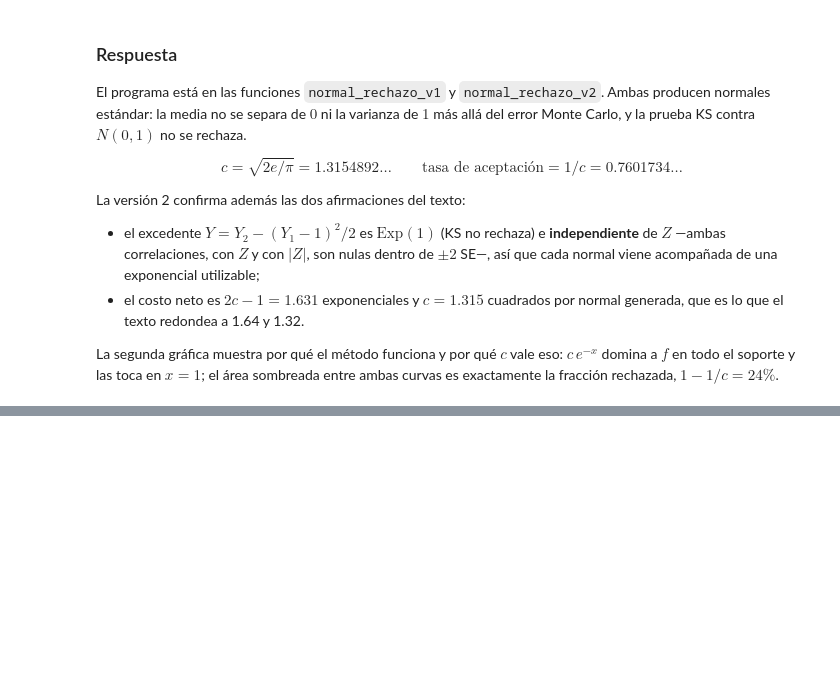
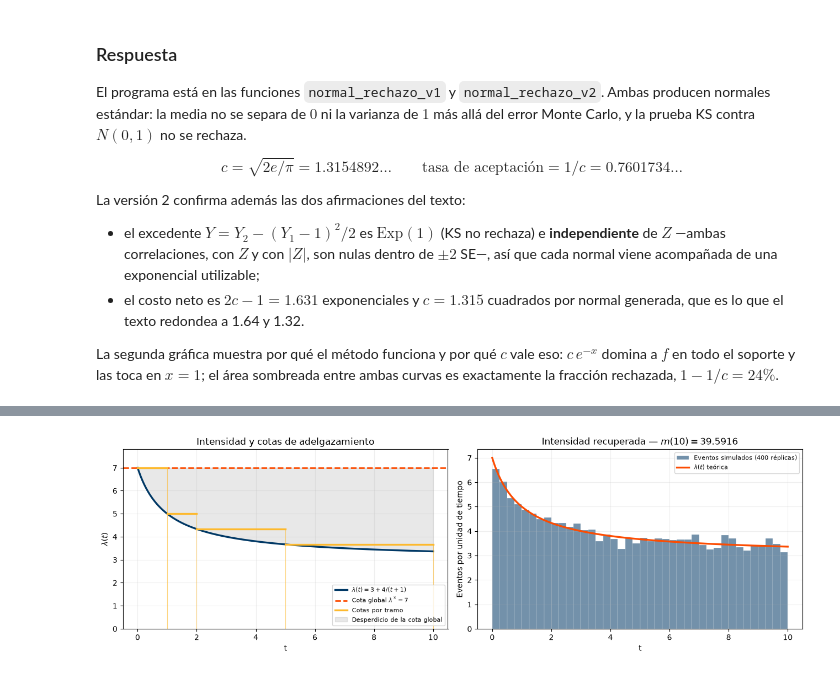
Before and after one commit to fabianpradod/mod-practica2, a Jupyter notebook: Practica_2_Generacion_de_Variables_Aleatorias_Continuas.ipynb, the cells around one changed output, grey strips where cells are left out. Drawn from its saved outputs; the diff is of its cells as text; code cells hidden in the pictures; blank space fills up the shorter version.

```diff
--- a/Practica_2_Generacion_de_Variables_Aleatorias_Continuas.ipynb
+++ b/Practica_2_Generacion_de_Variables_Aleatorias_Continuas.ipynb
@@ -597,0 +856,20 @@ La segunda gráfica muestra por qué el método funciona y por qué $c$ vale eso
+# %%
+# La prueba de fondo: los eventos deben reproducir lambda(t), no sólo su total.
+eventos_todos = np.concatenate([e for e in resultados7["(a) Cota global 7"][2]])
+R_muestra = len(resultados7["(a) Cota global 7"][2])
+bordes = np.linspace(0, T7, 21)
+conteo = np.histogram(eventos_todos, bins=bordes)[0]
+esperado = np.array([integrate.quad(lam7, a, b)[0] for a, b in zip(bordes[:-1], bordes[1:])]) * R_muestra
+se_conteo = np.sqrt(esperado)
+
+int7 = pd.DataFrame({
+    "Intervalo": [f"[{a:.1f}, {b:.1f})" for a, b in zip(bordes[:-1], bordes[1:])],
+    "Eventos observados": conteo,
+    "Esperados": esperado,
+    "SE": se_conteo,
+    "Desviación (SE)": (conteo - esperado) / se_conteo,
+})
+display(tabla(int7.head(10), 4))
+chi7 = stats.chisquare(conteo, esperado * conteo.sum() / esperado.sum())
+print(f"Chi-cuadrado de la intensidad por tramos: X2 = {chi7.statistic:.2f}, p = {chi7.pvalue:.4f}")
+print(f"Máxima desviación estandarizada: {np.abs(int7['Desviación (SE)']).max():.2f} SE")
@@ -597,0 +890,36 @@ La segunda gráfica muestra por qué el método funciona y por qué $c$ vale eso
+# %%
+fig, axes = plt.subplots(1, 2, figsize=(13, 4.2))
+
+# Intensidad, cota global y cotas por tramo.
+ax = axes[0]
+ts = np.linspace(0, T7, 500)
+ax.plot(ts, lam7(ts), color=NAVY, linewidth=2.4, label=r"$\lambda(t)=3+4/(t+1)$")
+ax.axhline(LAM_SUP7, color=ORANGE, linestyle="--", linewidth=2,
+           label=f"Cota global $\\lambda^*={LAM_SUP7:.0f}$")
+for a, b, cota in zip(CORTES7[:-1], CORTES7[1:], COTAS7):
+    ax.plot([a, b], [cota, cota], color=YELLOW, linewidth=2.4)
+    ax.plot([b, b], [0, cota], color=YELLOW, linewidth=.8, alpha=.6)
+ax.plot([], [], color=YELLOW, linewidth=2.4, label="Cotas por tramo")
+ax.fill_between(ts, lam7(ts), LAM_SUP7, color=GREY, alpha=.15, label="Desperdicio de la cota global")
+ax.set_ylim(0, 7.8)
+ax.set_xlabel("t")
+ax.set_ylabel(r"$\lambda(t)$")
+ax.set_title("Intensidad y cotas de adelgazamiento")
+ax.legend(fontsize=8)
+ax.grid(alpha=.2)
+
+# Densidad empírica de los eventos contra lambda(t).
+ax = axes[1]
+ax.hist(eventos_todos, bins=40, weights=np.full(eventos_todos.size, 40 / (T7 * R_muestra)),
+        color=NAVY, alpha=.55, edgecolor="white", linewidth=.3,
+        label=f"Eventos simulados ({R_muestra} réplicas)")
+ax.plot(ts, lam7(ts), color=ORANGE, linewidth=2.4, label=r"$\lambda(t)$ teórica")
+ax.set_xlabel("t")
+ax.set_ylabel("Eventos por unidad de tiempo")
+ax.set_title(f"Intensidad recuperada — $m(10)={m10:.4f}$")
+ax.legend(fontsize=8)
+ax.grid(alpha=.2)
+plt.tight_layout()
+plt.show()
+# %% [output]
+[figure, added]
```
Also changed, not shown: parts of 9 cells of this notebook.
